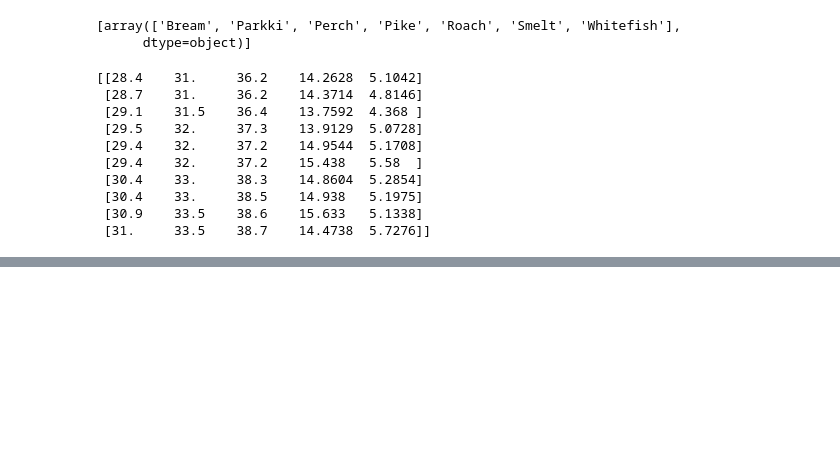
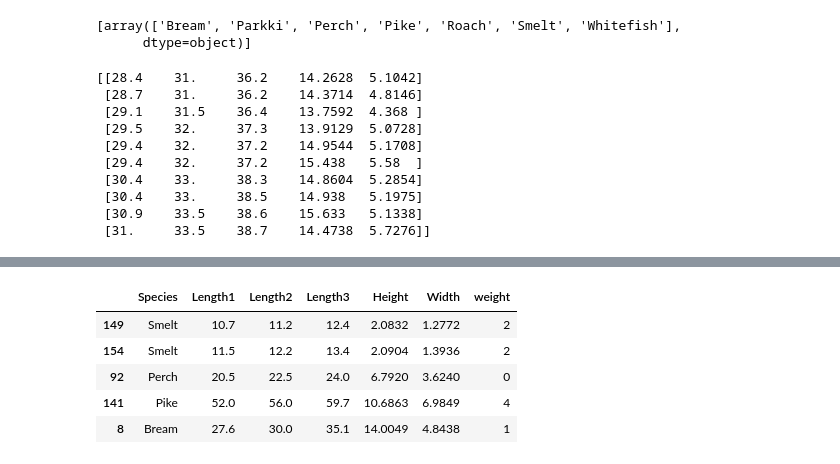
Before and after one commit to marius2347/Fish-Market-Dataset-Linear-Regression-ML, a Jupyter notebook: fish_market.ipynb, the cells around one changed output, grey strips where cells are left out. Cells and saved outputs as stored; diff of their text form; code cells hidden in the pictures; blank space fills up the shorter version.

```diff
--- a/fish_market.ipynb
+++ b/fish_market.ipynb
@@ -318,0 +371,12 @@ print(X[10:20]) # Lenght1, Lenght2, Lenght3, Height & Width
+# %%
+# train the model and add the weight to the original dataset
+fishMarket['weight'] = kmeans.fit_predict(X)
+
+fishMarket.sample(5)
+# %% [output]
+|  | Species | Length1 | Length2 | Length3 | Height | Width | weight |
+| 149 | Smelt | 10.7 | 11.2 | 12.4 | 2.0832 | 1.2772 | 2 |
+| 154 | Smelt | 11.5 | 12.2 | 13.4 | 2.0904 | 1.3936 | 2 |
+| 92 | Perch | 20.5 | 22.5 | 24.0 | 6.7920 | 3.6240 | 0 |
+| 141 | Pike | 52.0 | 56.0 | 59.7 | 10.6863 | 6.9849 | 4 |
+| 8 | Bream | 27.6 | 30.0 | 35.1 | 14.0049 | 4.8438 | 1 |
```
Also changed, not shown: parts of 7 cells of this notebook, 1 other file.
